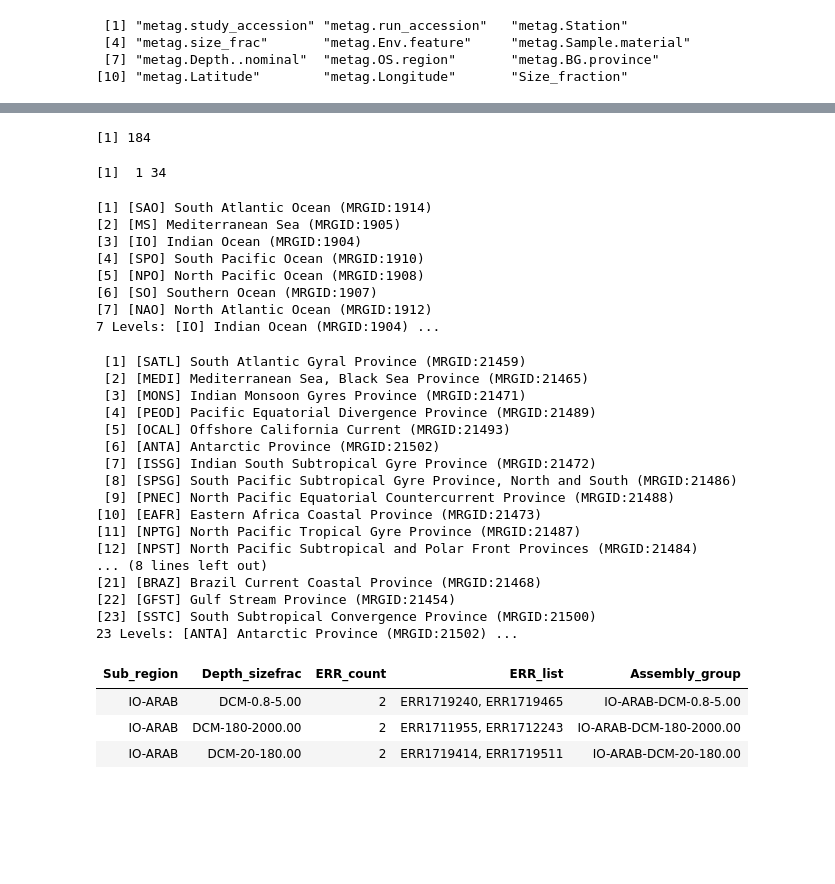
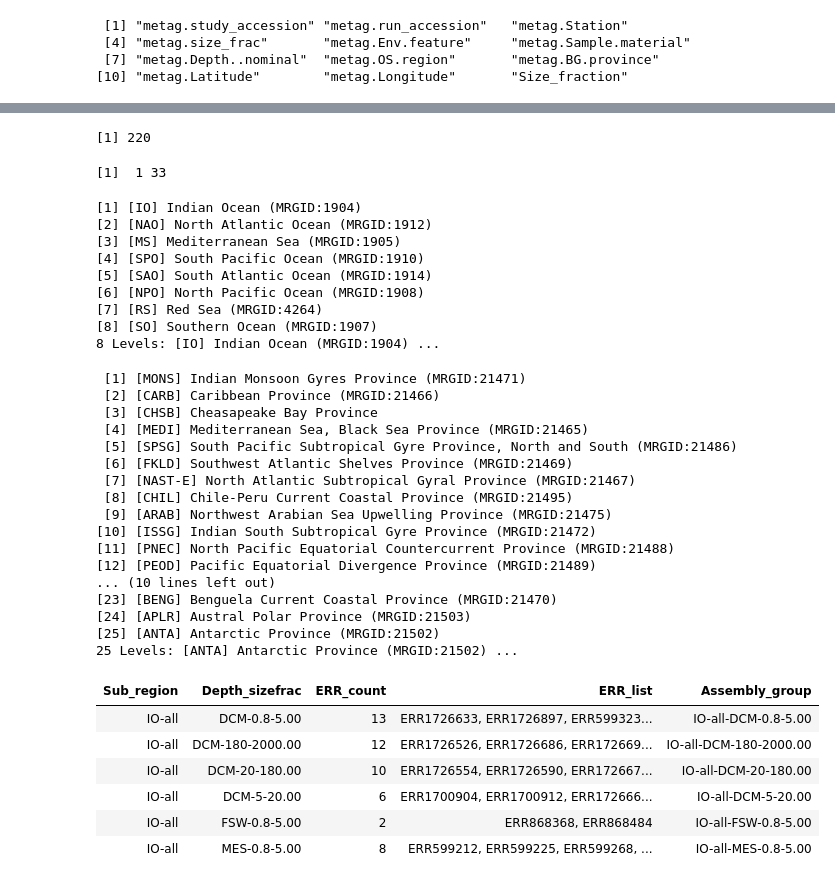
Before and after one commit to AlexanderLabWHOI/tara-euk-metaG, a Jupyter notebook: input/CompileMetaData_parsePRJEB.ipynb, the cells around one changed output, grey strips where cells are left out. Cells and saved outputs as stored; diff of their text form; code cells hidden in the pictures; blank space fills up the shorter version.

```diff
--- a/input/CompileMetaData_parsePRJEB.ipynb
+++ b/input/CompileMetaData_parsePRJEB.ipynb
@@ -131,7 +131,7 @@ colnames(metag)
 ## Further curate metadata information to group samples for assembly purposes.
 # %%
 # Import combined text file with sample list and metadata
-metag<-read.delim("PRJEB4352_metaG_wenv.txt",header=T) # WIP - update with proper location
+metag<-read.delim("ENA_tables/PRJEB4352_metaG_wenv.txt",header=T) # WIP - update with proper location
 # Create size fraction colum
 metag$size_frac<-paste(metag$Fraction.lower..µm., metag$Fraction.upper..µm., sep="-")
 # Subset to columns we need
@@ -303,64 +306,68 @@ dim(groupby_region_feat_sizefrac)[1] # Total assemblies
 range(as.numeric(groupby_region_feat_sizefrac$ERR_count)) #max min of ERR sample input
 # head(groupby_region_feat_sizefrac)
 # %% [output]
-[1] 184
+[1] 220
-[1]  1 34
+[1]  1 33
 # %%
 # write.table(groupby_region_feat_sizefrac, file="grouped_samples.txt", row.names=FALSE, quote=FALSE, sep="\t")
 ## Decide on which ocean regions should be split or kept together
 unique(metag_subset_sizefrac$metag.OS.region)
 unique(metag_subset_sizefrac$metag.BG.province)
 # %% [output]
-[1] [SAO] South Atlantic Ocean (MRGID:1914)
-[2] [MS] Mediterranean Sea (MRGID:1905)
-[3] [IO] Indian Ocean (MRGID:1904)
+[1] [IO] Indian Ocean (MRGID:1904)
+[2] [NAO] North Atlantic Ocean (MRGID:1912)
+[3] [MS] Mediterranean Sea (MRGID:1905)
 [4] [SPO] South Pacific Ocean (MRGID:1910)
-[5] [NPO] North Pacific Ocean (MRGID:1908)
-[6] [SO] Southern Ocean (MRGID:1907)
-[7] [NAO] North Atlantic Ocean (MRGID:1912)
-7 Levels: [IO] Indian Ocean (MRGID:1904) ...
+[5] [SAO] South Atlantic Ocean (MRGID:1914)
+[6] [NPO] North Pacific Ocean (MRGID:1908)
+[7] [RS] Red Sea (MRGID:4264)
+[8] [SO] Southern Ocean (MRGID:1907)
+8 Levels: [IO] Indian Ocean (MRGID:1904) ...
- [1] [SATL] South Atlantic Gyral Province (MRGID:21459)
- [2] [MEDI] Mediterranean Sea, Black Sea Province (MRGID:21465)
- [3] [MONS] Indian Monsoon Gyres Province (MRGID:21471)
- [4] [PEOD] Pacific Equatorial Divergence Province (MRGID:21489)
- [5] [OCAL] Offshore California Current (MRGID:21493)
- [6] [ANTA] Antarctic Province (MRGID:21502)
- [7] [ISSG] Indian South Subtropical Gyre Province (MRGID:21472)
- [8] [SPSG] South Pacific Subtropical Gyre Province, North and South (MRGID:21486)
- [9] [PNEC] North Pacific Equatorial Countercurrent Province (MRGID:21488)
-[10] [EAFR] Eastern Africa Coastal Province (MRGID:21473)
-[11] [NPTG] North Pacific Tropical Gyre Province (MRGID:21487)
-[12] [NPST] North Pacific Subtropical and Polar Front Provinces (MRGID:21484)
-... (8 lines left out)
-[21] [BRAZ] Brazil Current Coastal Province (MRGID:21468)
-[22] [GFST] Gulf Stream Province (MRGID:21454)
-[23] [SSTC] South Subtropical Convergence Province (MRGID:21500)
-23 Levels: [ANTA] Antarctic Province (MRGID:21502) ...
+ [1] [MONS] Indian Monsoon Gyres Province (MRGID:21471)
+ [2] [CARB] Caribbean Province (MRGID:21466)
+ [3] [CHSB] Cheasapeake Bay Province
+ [4] [MEDI] Mediterranean Sea, Black Sea Province (MRGID:21465)
+ [5] [SPSG] South Pacific Subtropical Gyre Province, North and South (MRGID:21486)
+ [6] [FKLD] Southwest Atlantic Shelves Province (MRGID:21469)
+ [7] [NAST-E] North Atlantic Subtropical Gyral Province (MRGID:21467)
+ [8] [CHIL] Chile-Peru Current Coastal Province (MRGID:21495)
+ [9] [ARAB] Northwest Arabian Sea Upwelling Province (MRGID:21475)
+[10] [ISSG] Indian South Subtropical Gyre Province (MRGID:21472)
+[11] [PNEC] North Pacific Equatorial Countercurrent Province (MRGID:21488)
+[12] [PEOD] Pacific Equatorial Divergence Province (MRGID:21489)
+... (10 lines left out)
+[23] [BENG] Benguela Current Coastal Province (MRGID:21470)
+[24] [APLR] Austral Polar Province (MRGID:21503)
+[25] [ANTA] Antarctic Province (MRGID:21502)
+25 Levels: [ANTA] Antarctic Province (MRGID:21502) ...
 # %%
 # Curation of metaG data for assembly purposes
 ## Defaults by major ocean region.
 ## To split up ocean region by province, set 'sub_ocean' equal to character list of oceans
 # To split up Inian ocean and N. Atlantic Ocean use: 'sub_ocean<-c("IO", "NAO")'
 #
 #
 set_groups<-function(df, sub_ocean){
     df$Depth_sizefrac<-paste(sub(".*\\[(.*)\\].*", "\\1", df$metag.Env.feature, perl=TRUE), df$Size_fraction, sep="-") # Define depth and size fraction
     df$OS_abbr<-paste(sub(".*\\[(.*)\\].*", "\\1", df$metag.OS.region, perl=TRUE)) # set abbr for Ocean region
     df$BG_abbr<-paste(sub(".*\\[(.*)\\].*", "\\1", df$metag.BG.province, perl=TRUE)) # set abbr for province
     df$Sub_region<-paste(df$OS_abbr, "all", sep="-") # Default assembly group by ocean region
     df$Sub_region<-with(df, ifelse(OS_abbr %in% sub_ocean, (paste(df$OS_abbr, df$BG_abbr, sep="-")), Sub_region))
     df2<-df %>% group_by(Sub_region, Depth_sizefrac)%>%
     summarize(ERR_count=paste(length(unique(metag.run_accession))),
               ERR_list=paste(unique(metag.run_accession),collapse=", "))%>%
     as.data.frame
     df2$Assembly_group<-paste(df2$Sub_region, df2$Depth_sizefrac, sep="-")
     return(df2)
 }
 #
-groupby_assembly<-set_groups(metag_subset_sizefrac, c("IO", "NAO", "SPO", "SAO"))
-head(groupby_assembly[1:3,])
+groupby_assembly<-set_groups(metag_subset_sizefrac, c("SPO"))
+head(groupby_assembly[1:30,])
 # %% [output]
 | Sub_region | Depth_sizefrac | ERR_count | ERR_list | Assembly_group |
-| IO-ARAB | DCM-0.8-5.00 | 2 | ERR1719240, ERR1719465 | IO-ARAB-DCM-0.8-5.00 |
-| IO-ARAB | DCM-180-2000.00 | 2 | ERR1711955, ERR1712243 | IO-ARAB-DCM-180-2000.00 |
-| IO-ARAB | DCM-20-180.00 | 2 | ERR1719414, ERR1719511 | IO-ARAB-DCM-20-180.00 |
+| IO-all | DCM-0.8-5.00 | 13 | ERR1726633, ERR1726897, ERR599323... | IO-all-DCM-0.8-5.00 |
+| IO-all | DCM-180-2000.00 | 12 | ERR1726526, ERR1726686, ERR172669... | IO-all-DCM-180-2000.00 |
+| IO-all | DCM-20-180.00 | 10 | ERR1726554, ERR1726590, ERR172667... | IO-all-DCM-20-180.00 |
+| IO-all | DCM-5-20.00 | 6 | ERR1700904, ERR1700912, ERR172666... | IO-all-DCM-5-20.00 |
+| IO-all | FSW-0.8-5.00 | 2 | ERR868368, ERR868484 | IO-all-FSW-0.8-5.00 |
+| IO-all | MES-0.8-5.00 | 8 | ERR599212, ERR599225, ERR599268, ... | IO-all-MES-0.8-5.00 |
```
Also changed, not shown: parts of 12 cells of this notebook.
